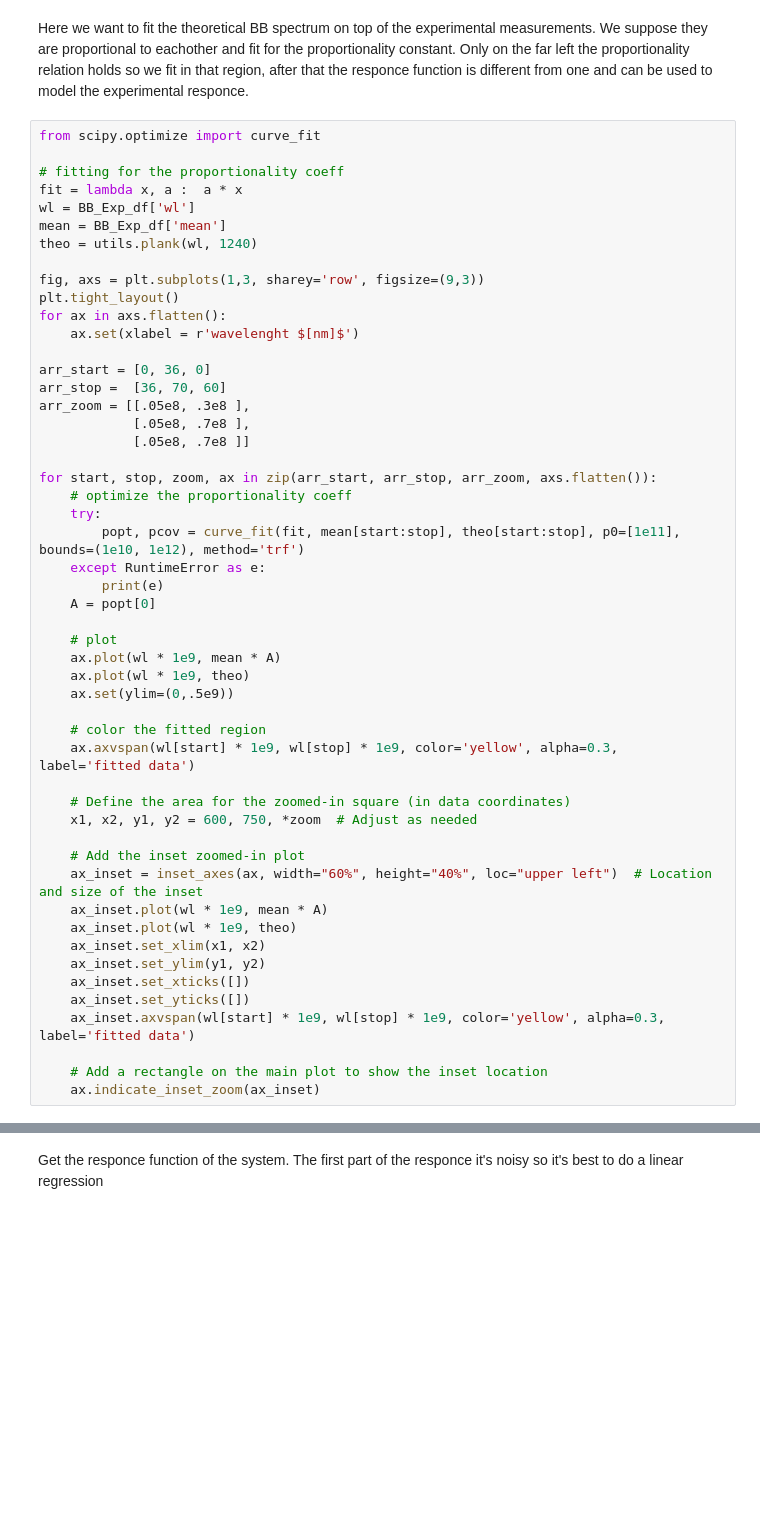
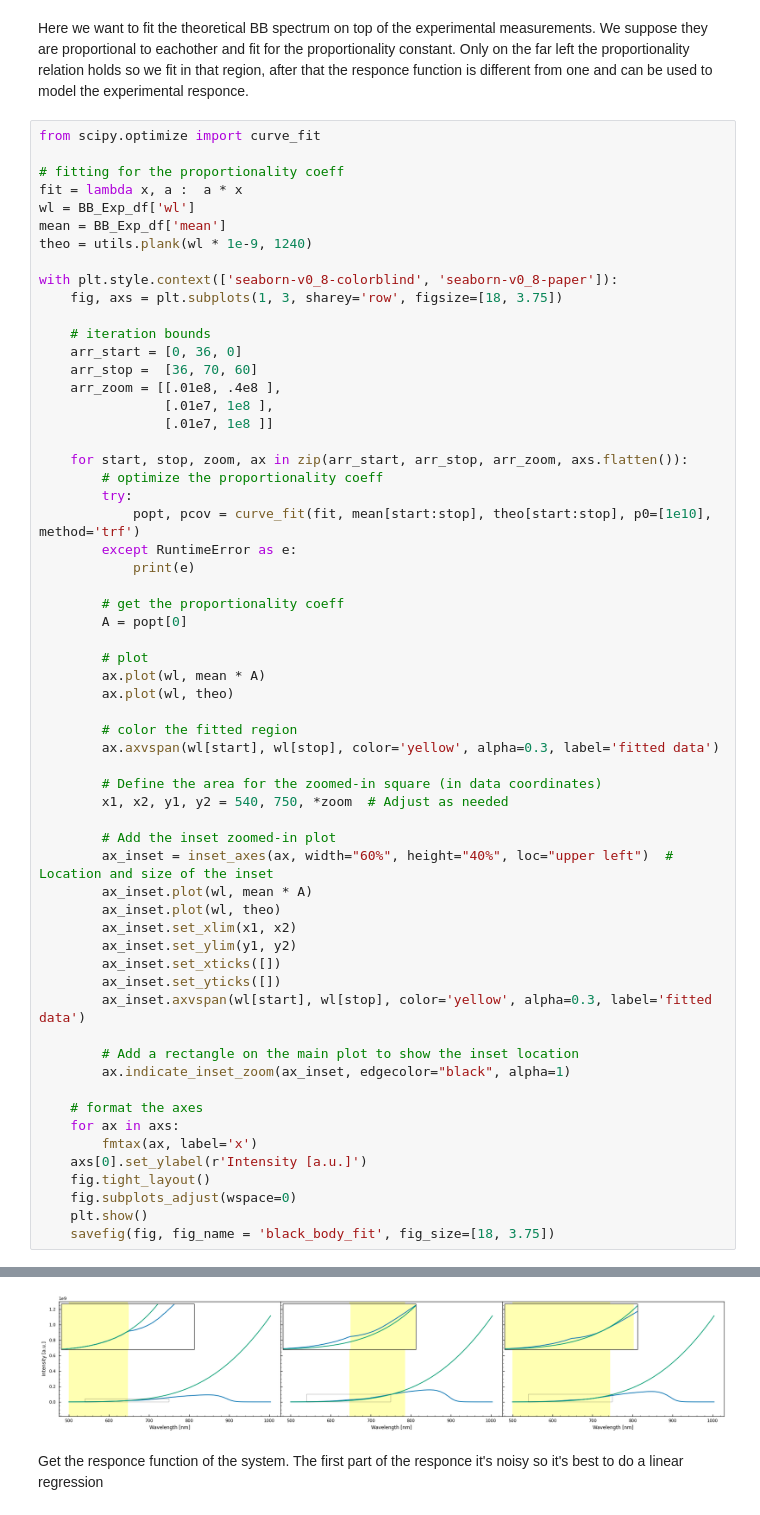
Before and after one commit to zar-hub/Lab_Materia_Condensata, a Jupyter notebook: Lab_Report.ipynb, the cells around one changed output, grey strips where cells are left out. Drawn from its saved outputs; the diff is of its cells as text; blank space fills up the shorter version.

```diff
--- a/Lab_Report.ipynb
+++ b/Lab_Report.ipynb
@@ -65,48 +98,57 @@ from scipy.optimize import curve_fit
 fit = lambda x, a :  a * x
 wl = BB_Exp_df['wl']
 mean = BB_Exp_df['mean']
-theo = utils.plank(wl, 1240)
+theo = utils.plank(wl * 1e-9, 1240)
 
-fig, axs = plt.subplots(1,3, sharey='row', figsize=(9,3))
-plt.tight_layout()
-for ax in axs.flatten():
-    ax.set(xlabel = r'wavelenght $[nm]$')
+with plt.style.context(['seaborn-v0_8-colorblind', 'seaborn-v0_8-paper']):
+    fig, axs = plt.subplots(1, 3, sharey='row', figsize=[18, 3.75])
 
-arr_start = [0, 36, 0]
-arr_stop =  [36, 70, 60]
-arr_zoom = [[.05e8, .3e8 ],
-            [.05e8, .7e8 ],
-            [.05e8, .7e8 ]]
+    # iteration bounds
+    arr_start = [0, 36, 0]
+    arr_stop =  [36, 70, 60]
+    arr_zoom = [[.01e8, .4e8 ],
+                [.01e7, 1e8 ],
+                [.01e7, 1e8 ]]
 
-for start, stop, zoom, ax in zip(arr_start, arr_stop, arr_zoom, axs.flatten()):
-    # optimize the proportionality coeff
-    try:
-        popt, pcov = curve_fit(fit, mean[start:stop], theo[start:stop], p0=[1e11], bounds=(1e10, 1e12), method='trf')
-    except RuntimeError as e:
-        print(e)
-    A = popt[0]
+    for start, stop, zoom, ax in zip(arr_start, arr_stop, arr_zoom, axs.flatten()):
+        # optimize the proportionality coeff
+        try:
+            popt, pcov = curve_fit(fit, mean[start:stop], theo[start:stop], p0=[1e10], method='trf')
+        except RuntimeError as e:
+            print(e)
 
-    # plot
-    ax.plot(wl * 1e9, mean * A)
-    ax.plot(wl * 1e9, theo)
-    ax.set(ylim=(0,.5e9))
+        # get the proportionality coeff
+        A = popt[0]
 
-    # color the fitted region
-    ax.axvspan(wl[start] * 1e9, wl[stop] * 1e9, color='yellow', alpha=0.3, label='fitted data')
+        # plot
+        ax.plot(wl, mean * A)
+        ax.plot(wl, theo)
 
-    # Define the area for the zoomed-in square (in data coordinates)
-    x1, x2, y1, y2 = 600, 750, *zoom  # Adjust as needed
+        # color the fitted region
+        ax.axvspan(wl[start], wl[stop], color='yellow', alpha=0.3, label='fitted data')
 
-    # Add the inset zoomed-in plot
-    ax_inset = inset_axes(ax, width="60%", height="40%", loc="upper left")  # Location and size of the inset
-    ax_inset.plot(wl * 1e9, mean * A)
-    ax_inset.plot(wl * 1e9, theo)
-    ax_inset.set_xlim(x1, x2)
-    ax_inset.set_ylim(y1, y2)
-    ax_inset.set_xticks([])
-    ax_inset.set_yticks([])
-    ax_inset.axvspan(wl[start] * 1e9, wl[stop] * 1e9, color='yellow', alpha=0.3, label='fitted data')
+        # Define the area for the zoomed-in square (in data coordinates)
+        x1, x2, y1, y2 = 540, 750, *zoom  # Adjust as needed
 
-    # Add a rectangle on the main plot to show the inset location
-    ax.indicate_inset_zoom(ax_inset)
+        # Add the inset zoomed-in plot
+        ax_inset = inset_axes(ax, width="60%", height="40%", loc="upper left")  # Location and size of the inset
+        ax_inset.plot(wl, mean * A)
+        ax_inset.plot(wl, theo)
+        ax_inset.set_xlim(x1, x2)
+        ax_inset.set_ylim(y1, y2)
+        ax_inset.set_xticks([])
+        ax_inset.set_yticks([])
+        ax_inset.axvspan(wl[start], wl[stop], color='yellow', alpha=0.3, label='fitted data')
+
+        # Add a rectangle on the main plot to show the inset location
+        ax.indicate_inset_zoom(ax_inset, edgecolor="black", alpha=1)
+
+    # format the axes
+    for ax in axs:
+        fmtax(ax, label='x')
+    axs[0].set_ylabel(r'Intensity [a.u.]')
+    fig.tight_layout()
+    fig.subplots_adjust(wspace=0)
+    plt.show()
+    savefig(fig, fig_name = 'black_body_fit', fig_size=[18, 3.75])
 # %% [output]
@@ -114,2 +155,3 @@ NameError: name 'BB_Exp_df' is not defined
+[figure, added]
 # %% [markdown]
 Get the responce function of the system. The first part of the responce it's noisy so it's best to do a linear regression
```
Also changed, not shown: parts of 15 cells of this notebook, 7 other files.
